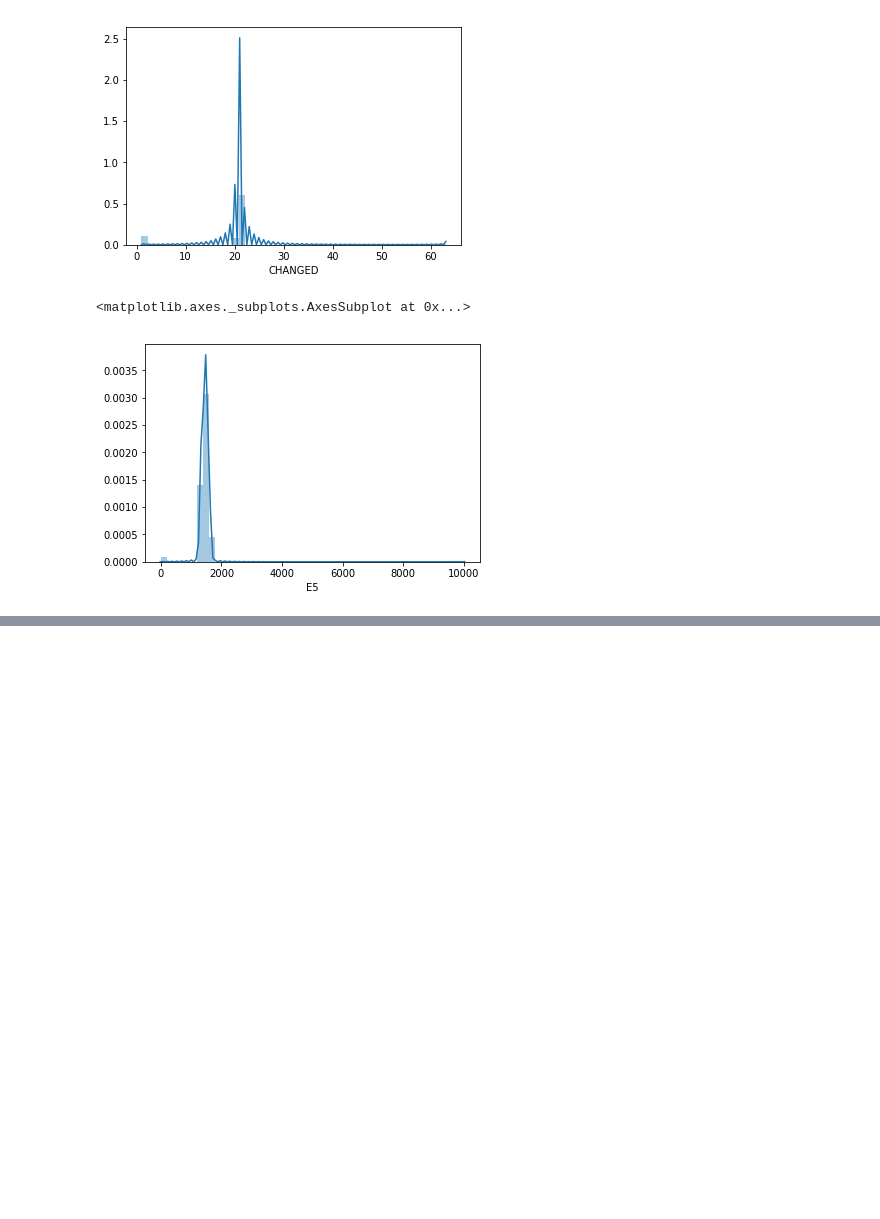
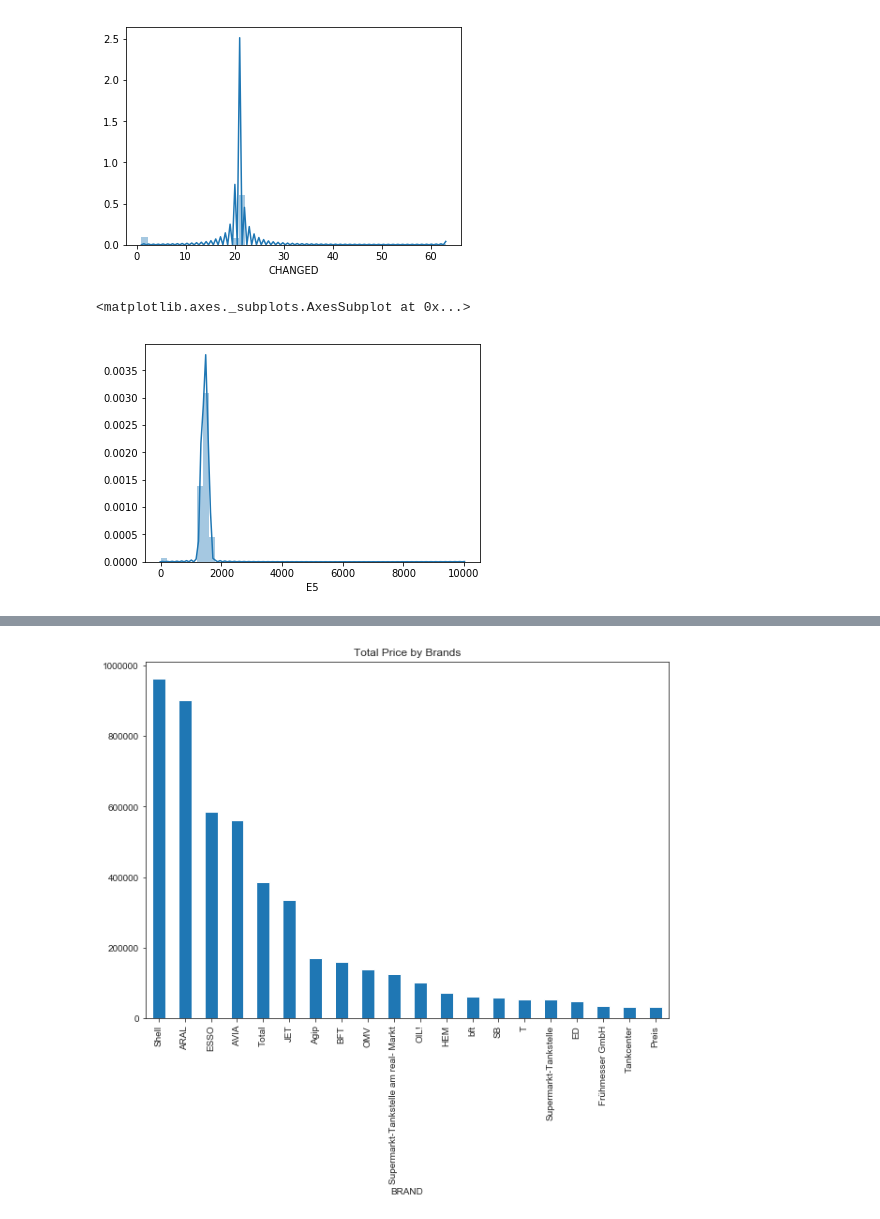
Before and after one commit to eman-e/data_science, a Jupyter notebook: Exercise.ipynb, the cells around one changed output, grey strips where cells are left out. Drawn from its saved outputs; the diff is of its cells as text; code cells hidden in the pictures; blank space fills up the shorter version.

```diff
--- a/Exercise.ipynb
+++ b/Exercise.ipynb
@@ -356,0 +376,3 @@ data_stations.head(10)
+# %%
+brand_groups = ndf.groupby('BRAND')
+brand_groups.size()
@@ -356,0 +397,3 @@ data_stations.head(10)
+# %%
+brands_total = brand_groups.sum()
+brands_total.sort_values('E5').head(20)
@@ -356,0 +419,7 @@ data_stations.head(10)
+# %%
+## list down 20 Gosoline Stations total prices for E5
+
+brands_plots = brands_total['E5'].sort_values(ascending=False).head(20).plot(kind='bar',figsize=(10,7),title="Total Price by Brands")
+plt.savefig('plots/brands_by_e5.png')
+# %% [output]
+[figure, added]
```
Also changed, not shown: parts of 38 cells of this notebook.
